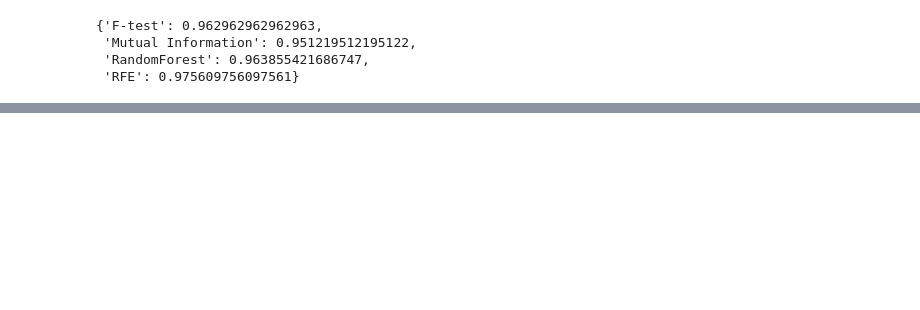
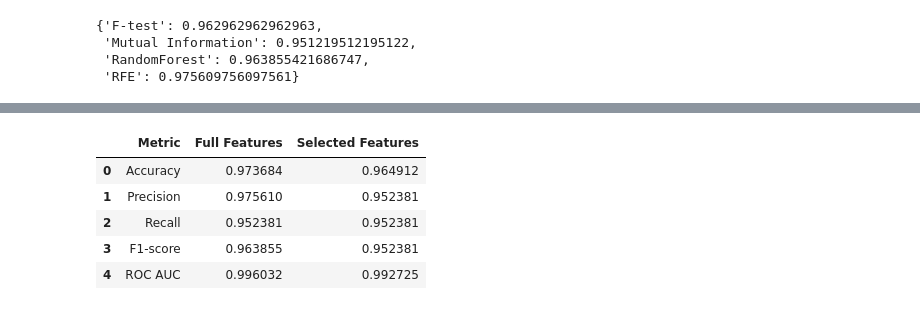
Before and after one commit to ludoteca12/Breast-Cancer-Wisconsin, a Jupyter notebook: notebooks/04_Feature_Selection.ipynb, the cells around one changed output, grey strips where cells are left out. Cells and saved outputs as stored; diff of their text form; code cells hidden in the pictures; blank space fills up the shorter version.

Commit message:
finished 04_feature_selection
add the ramaining markdown cells and add SELECTED_FEATURES to config.py for future use

```diff
--- a/notebooks/04_Feature_Selection.ipynb
+++ b/notebooks/04_Feature_Selection.ipynb
@@ -209,0 +305,48 @@ results
+# %%
+def evaluate_model(model, X_train, X_test, y_train, y_test):
+    model.fit(X_train, y_train)
+    pred = model.predict(X_test)
+    prob = model.predict_proba(X_test)[:, 1]
+
+    return {
+        "Accuracy": accuracy_score(y_test, pred),
+        "Precision": precision_score(y_test, pred),
+        "Recall": recall_score(y_test, pred),
+        "F1-score": f1_score(y_test, pred),
+        "ROC AUC": roc_auc_score(y_test, prob)
+    }
+
+# Model A: Full features
+model_full = LogisticRegression(max_iter=500, random_state=RANDOM_STATE)
+results_full = evaluate_model(model_full, X_train_full, X_test_full, y_train, y_test)
+
+# Model B: Selected features
+model_sel = LogisticRegression(max_iter=500, random_state=RANDOM_STATE)
+results_sel = evaluate_model(model_sel, X_train_sel, X_test_sel, y_train, y_test)
+# %%
+comparison_df = pd.DataFrame({
+    "Metric": ["Accuracy", "Precision", "Recall", "F1-score", "ROC AUC"],
+    "Full Features": [
+        results_full["Accuracy"],
+        results_full["Precision"],
+        results_full["Recall"],
+        results_full["F1-score"],
+        results_full["ROC AUC"]
+    ],
+    "Selected Features": [
+        results_sel["Accuracy"],
+        results_sel["Precision"],
+        results_sel["Recall"],
+        results_sel["F1-score"],
+        results_sel["ROC AUC"]
+    ]
+})
+
+comparison_df
+# %% [output]
+|  | Metric | Full Features | Selected Features |
+| 0 | Accuracy | 0.973684 | 0.964912 |
+| 1 | Precision | 0.975610 | 0.952381 |
+| 2 | Recall | 0.952381 | 0.952381 |
+| 3 | F1-score | 0.963855 | 0.952381 |
+| 4 | ROC AUC | 0.996032 | 0.992725 |
```
Also changed, not shown: parts of 11 cells of this notebook, 1 other file.
